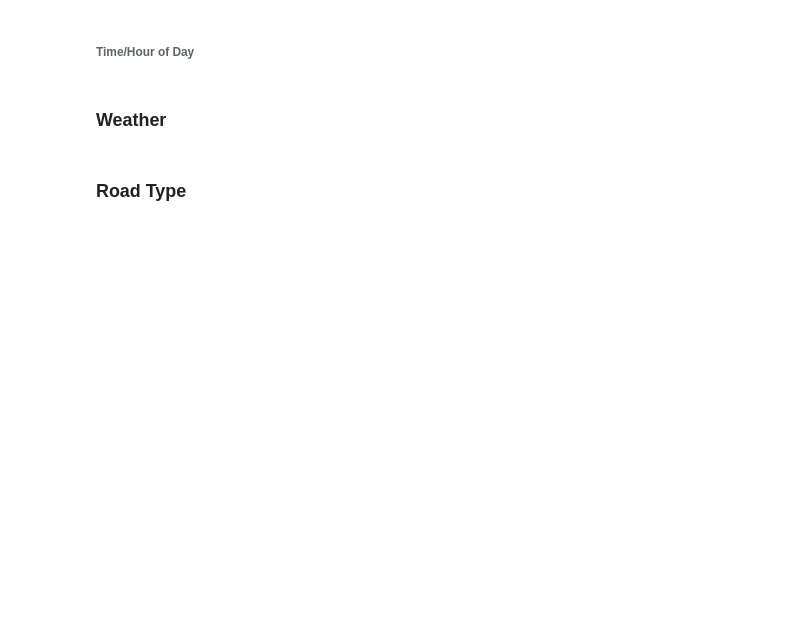
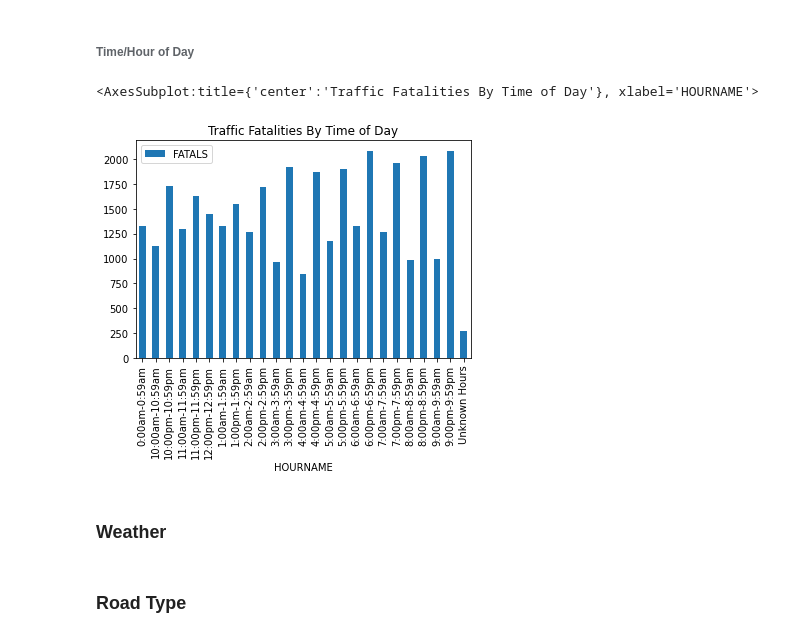
Before and after one commit to joshrrosen/PPOL564-Final-Project, a Jupyter notebook: MISC_Viz.ipynb, the cells around one changed output. Saved outputs shown, nothing was run; the diff lists cells and outputs as text; code cells hidden in the pictures; blank space fills up the shorter version.

```diff
--- a/MISC_Viz.ipynb
+++ b/MISC_Viz.ipynb
@@ -145,5 +177,15 @@ County_Fatals.head()
 # %% [markdown]
 ###### Time/Hour of Day
+# %%
+Acc_hr = Accident2019[["HOURNAME", "FATALS"]]
+hr1 = Acc_hr.groupby('HOURNAME')['FATALS'].sum()
+hr2 = pd.DataFrame(hr1)
+hr2 = hr2.reset_index()
+
+hr2.plot.bar(x="HOURNAME", y="FATALS", rot=90, title = "Traffic Fatalities By Time of Day")
+# %% [output]
+<AxesSubplot:title={'center':'Traffic Fatalities By Time of Day'}, xlabel='HOURNAME'>
+[figure, added]
 # %% [markdown]
 ### Weather
 # %% [markdown]
```
Also changed, not shown: parts of 6 cells of this notebook.
